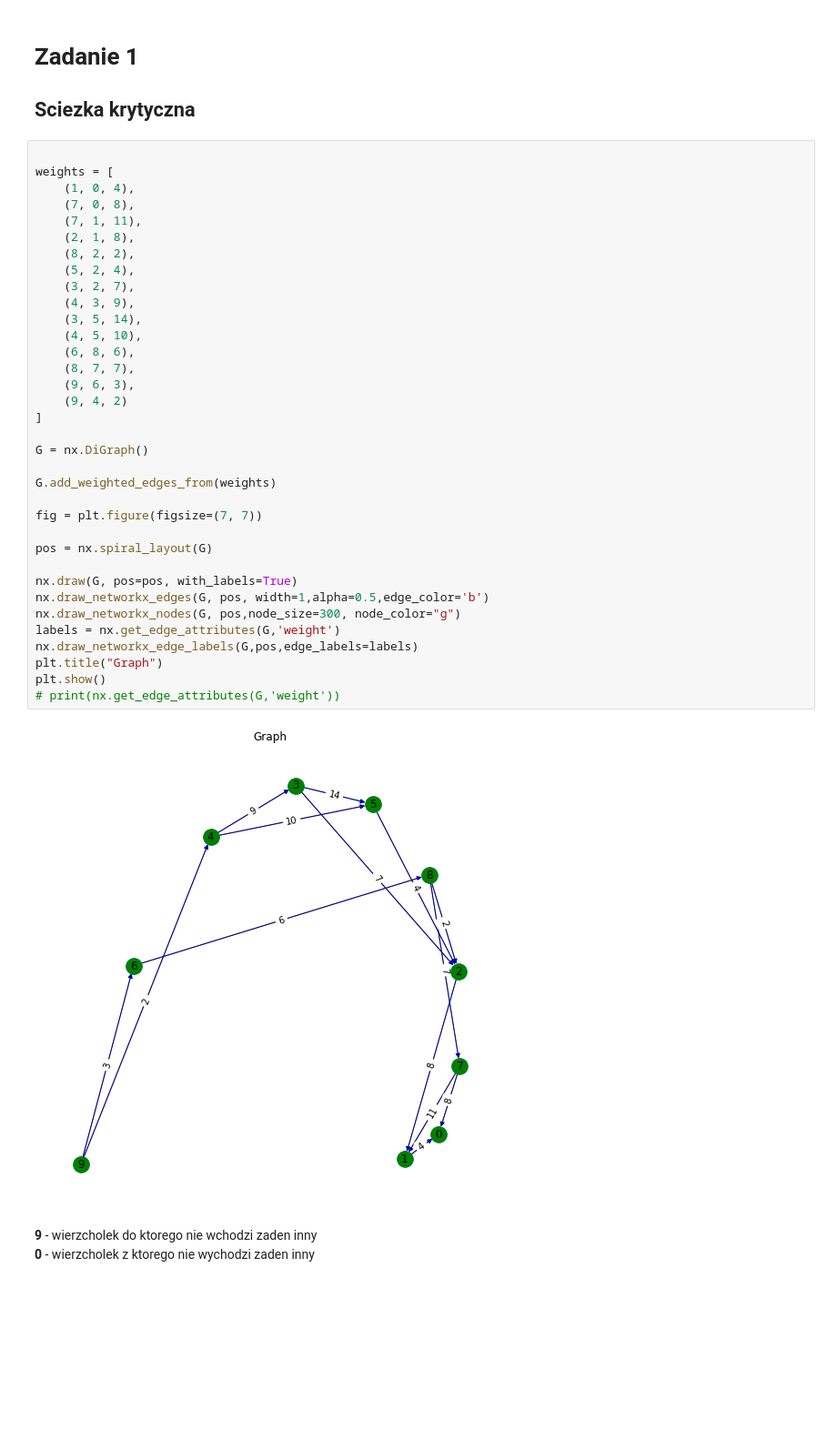
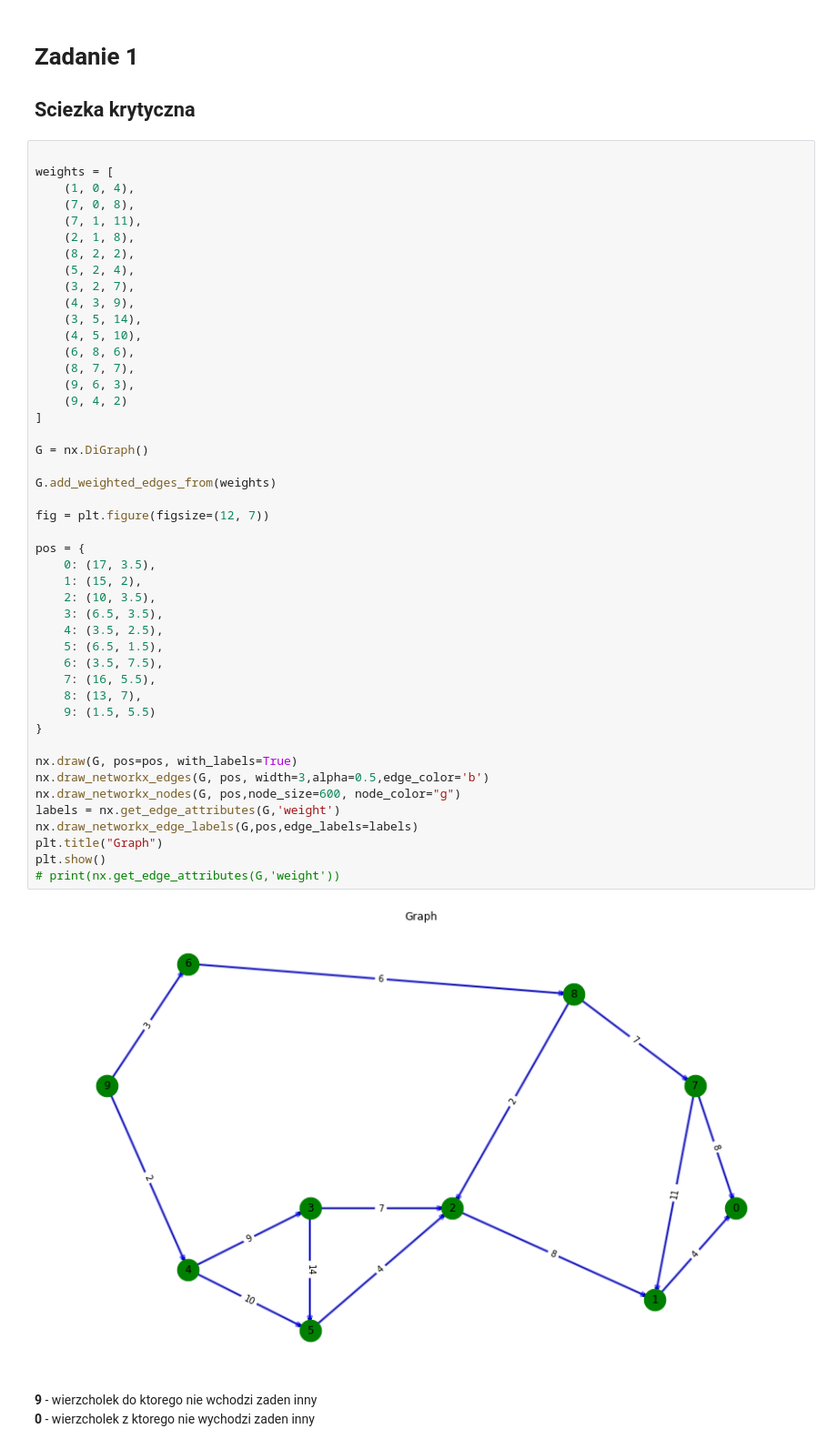
Before and after one commit to djmmatracki/BadanieOperacyjne, a Jupyter notebook: ProgramowanieSieciowe/sprawozdanie.ipynb, the cells around one changed output. Shown at 91% size. Cells and saved outputs as stored; diff of their text form; blank space fills up the shorter version.

```diff
--- a/ProgramowanieSieciowe/sprawozdanie.ipynb
+++ b/ProgramowanieSieciowe/sprawozdanie.ipynb
@@ -13,38 +12,49 @@ import netgraph
 weights = [
     (1, 0, 4),
     (7, 0, 8),
     (7, 1, 11),
     (2, 1, 8),
     (8, 2, 2),
     (5, 2, 4),
     (3, 2, 7),
     (4, 3, 9),
     (3, 5, 14),
     (4, 5, 10),
     (6, 8, 6),
     (8, 7, 7),
     (9, 6, 3),
     (9, 4, 2)
 ]
 
 G = nx.DiGraph()
 
 G.add_weighted_edges_from(weights)
 
-fig = plt.figure(figsize=(7, 7))
+fig = plt.figure(figsize=(12, 7))
 
-pos = nx.spiral_layout(G)
+pos = {
+    0: (17, 3.5),
+    1: (15, 2),
+    2: (10, 3.5),
+    3: (6.5, 3.5),
+    4: (3.5, 2.5),
+    5: (6.5, 1.5),
+    6: (3.5, 7.5),
+    7: (16, 5.5),
+    8: (13, 7),
+    9: (1.5, 5.5)
+}
 
 nx.draw(G, pos=pos, with_labels=True)
-nx.draw_networkx_edges(G, pos, width=1,alpha=0.5,edge_color='b')
-nx.draw_networkx_nodes(G, pos,node_size=300, node_color="g")
+nx.draw_networkx_edges(G, pos, width=3,alpha=0.5,edge_color='b')
+nx.draw_networkx_nodes(G, pos,node_size=600, node_color="g")
 labels = nx.get_edge_attributes(G,'weight')
 nx.draw_networkx_edge_labels(G,pos,edge_labels=labels)
 plt.title("Graph")
 plt.show()
 # print(nx.get_edge_attributes(G,'weight'))
 # %% [output]
-[figure, old version]
+[figure, new version]
 # %% [markdown]
 **9** - wierzcholek do ktorego nie wchodzi zaden inny <br>
 **0** - wierzcholek z ktorego nie wychodzi zaden inny
```
Also changed, not shown: parts of 4 cells of this notebook, 4 other files.
